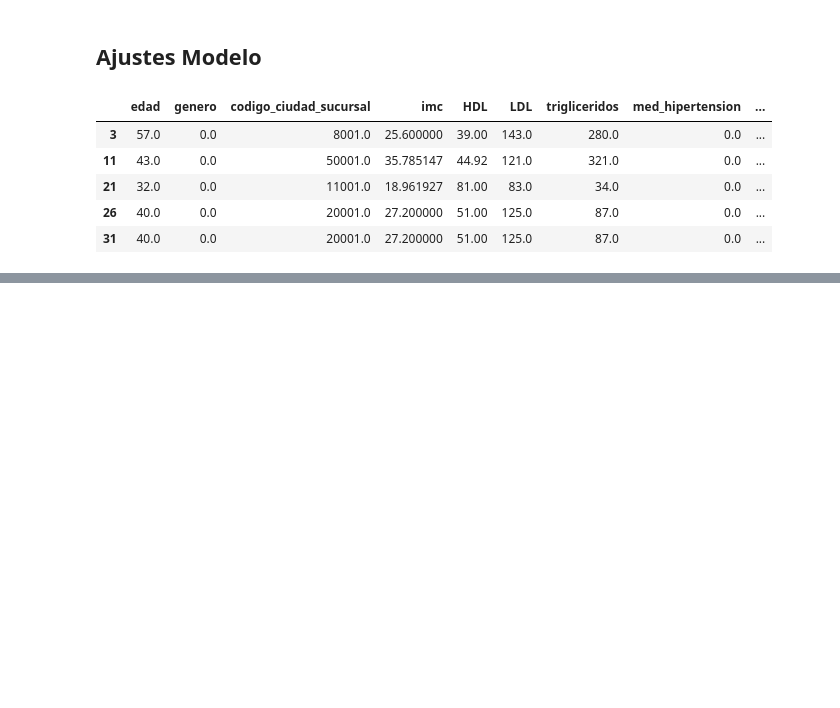
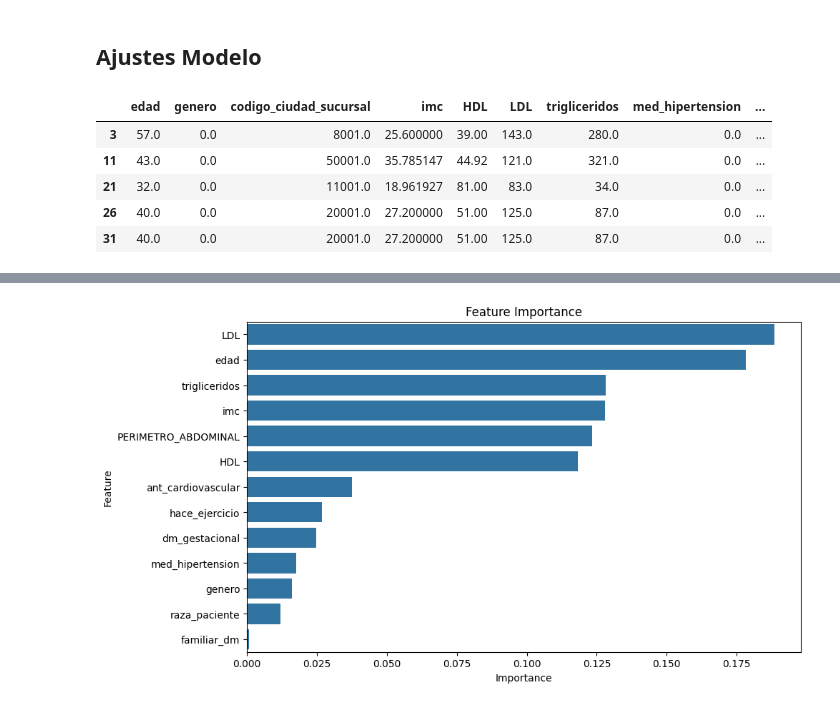
Before and after one commit to nukeduck21/diabetes_avicena, a Jupyter notebook: Codigo/Notebook/segunda_entrega/4_ajustes_variables.ipynb, the cells around one changed output, grey strips where cells are left out. Saved outputs shown, nothing was run; the diff lists cells and outputs as text; code cells hidden in the pictures; blank space fills up the shorter version.

```diff
--- a/Codigo/Notebook/segunda_entrega/4_ajustes_variables.ipynb
+++ b/Codigo/Notebook/segunda_entrega/4_ajustes_variables.ipynb
@@ -340,0 +552,19 @@ Los valores predichos son:
+# %%
+## Entrenamiento del modelo
+
+# Definir X e y para entrenar el modelo
+X = df_to_train[variables_to_train_sin_1[:-1]]
+y = df_to_train[variables_to_train_sin_1[-1]]
+
+print('Datos usados en el entrenamiento')
+display(X.head(5))
+
+# Segmentar la data en conjuntos de entrenamiento y de validacion
+X_train, X_test, y_train, y_test = train_test_split(
+    X, y, test_size=0.33, random_state=42)
+
+# Creacion del modelo
+model = RandomForestClassifier(n_estimators=200, min_samples_split = 5, min_samples_leaf = 4, max_features = 'sqrt', max_depth = 20, bootstrap = True)
+
+# Entrenar el modelo
+model.fit(X_train, y_train)
@@ -340,0 +581,19 @@ Los valores predichos son:
+# %%
+## Variables mas relevantes en el entrenamiento del modelo
+
+# Creacion de dataframe con las columnas y el nivel de importancia de las variables
+feature_importance_df = pd.DataFrame({
+    'Feature': X_train.columns,
+    'Importance': model.feature_importances_
+})
+
+# Sort the DataFrame by importance
+feature_importance_df = feature_importance_df.sort_values(by='Importance', ascending=False)
+
+# Plot feature importances
+plt.figure(figsize=(10, 6))
+sns.barplot(x='Importance', y='Feature', data=feature_importance_df)
+plt.title('Feature Importance')
+plt.show()
+# %% [output]
+[figure, added]
```
Also changed, not shown: parts of 169 cells of this notebook, 1 other file.
